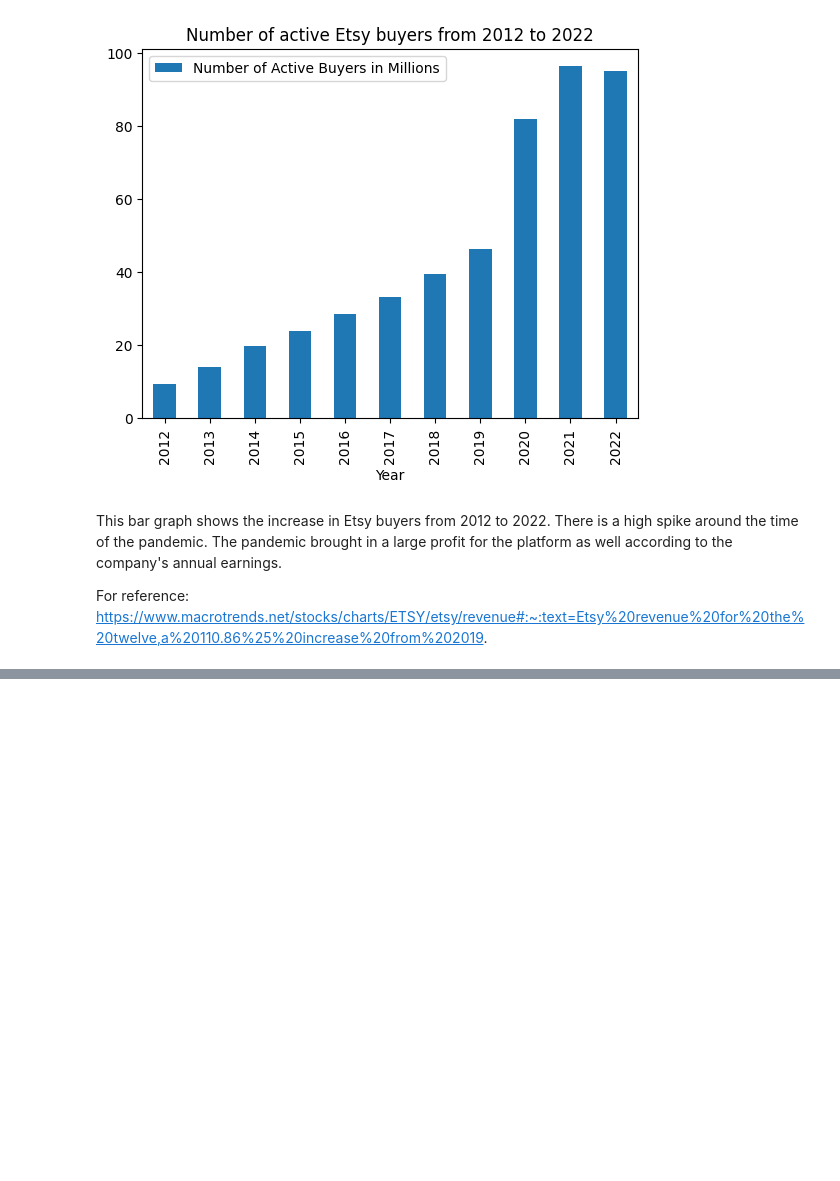
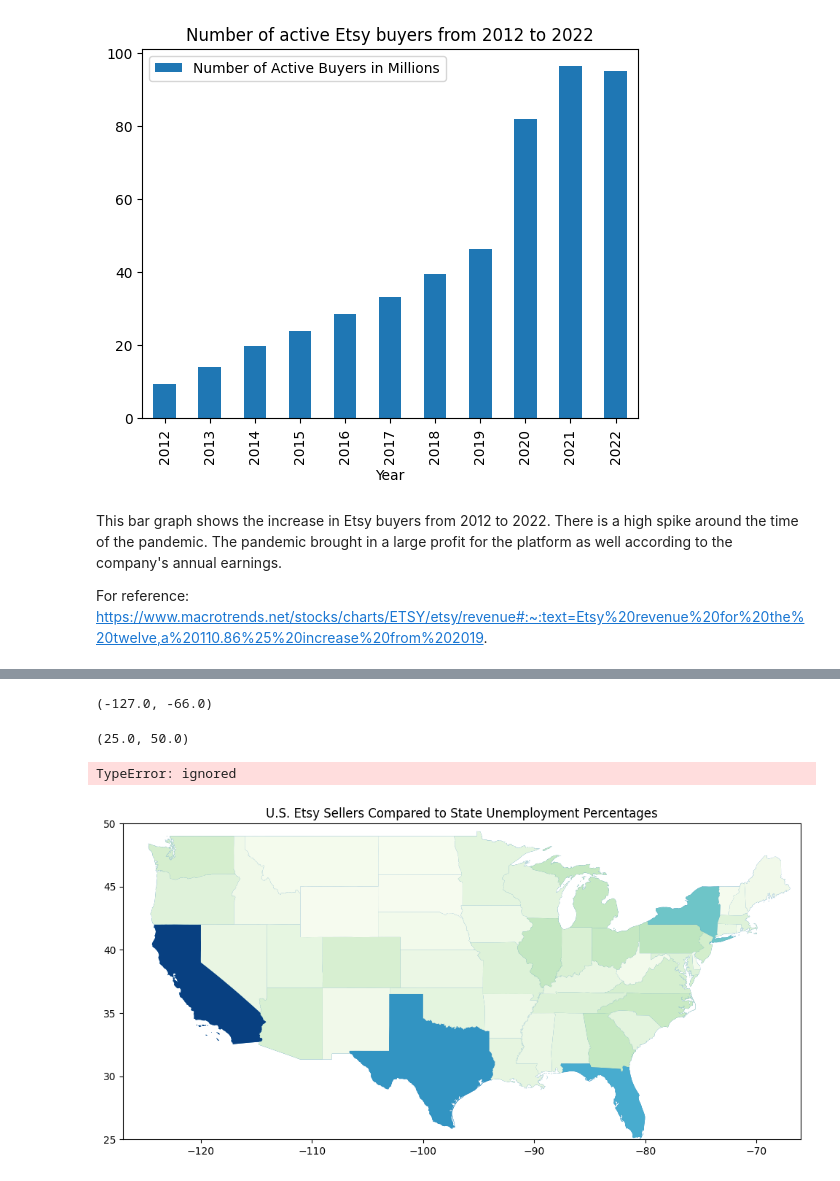
Before and after one commit to khagerthey/GIS, a Jupyter notebook: PS2.ipynb, the cells around one changed output, grey strips where cells are left out. Cells and saved outputs as stored; diff of their text form; code cells hidden in the pictures; blank space fills up the shorter version.

```diff
--- a/PS2.ipynb
+++ b/PS2.ipynb
@@ -412,0 +435,44 @@ seller_unemployment.drop(columns='true')
+# %%
+zip_ref = zipfile.ZipFile('cb_2018_us_state_5m.zip', 'r'); zip_ref.extractall(); zip_ref.close() #unzipping
+states_map = gpd.read_file('cb_2018_us_state_5m.shp')
+
+ax = states_map.plot(figsize = (12,12))
+ax.set_xlim(-127, -66)
+ax.set_ylim(25, 50)
+ax.title.set_text("U.S. Etsy Sellers Compared to State Unemployment Percentages")
+
+
+continental_map_data = states_map.join(seller_unemployment.set_index("US State"),
+                                       on="NAME")
+
+
+new_map_etsy = continental_map_data.plot(column="Etsy Sellers in Thousands 2021",
+                                         cmap="GnBu", ax=ax, legend_kwds=
+                                          {"fmt": "{:,.Of}", 'loc':'lower right',
+                                           'markerscale':1.4})
+
+etsy_legend_high = mpatches.Patch(color='#07118E', label='High Amount of Etsy Sellers')
+etsy_legend_low = mpatches.Patch(color='#CFF1B3', label='Low Amount of Etsy Sellers')
+
+
+continental_map_data['hatch_density'] = continental_map_data['Unemployment Percentage 2023'] * 0.001
+
+
+for idx, row in continental_map_data.iterrows():
+  if not np.isnan(row['hatch_density']):
+    ax.add_patch(plt.Rectangle((row.geometry.bounds[0], row.geometry.bounds[1]),
+                               row.geometry.bounds[2] - row.geometry.bounds[0],
+                               row.geometry.bounds[3] - row.geometry.bounds[1],
+                               hatch='////', fill=False, edgecolor='blue', linewidth=2, alpha=row['hatch_density']))
+
+blue_legend = mpatches.Patch(edgecolor='blue', facecolor='none', hatch='///', label='High Unemployment')
+legend_elements = [etsy_legend_high, etsy_legend_low, blue_legend]
+ax.legend(handles=legend_elements, loc='lower left')
+
+
+plt.show()
+# %% [output]
+(-127.0, -66.0)
+(25.0, 50.0)
+TypeError: ignored
+[figure, added]
```
Also changed, not shown: parts of 3 cells of this notebook.
